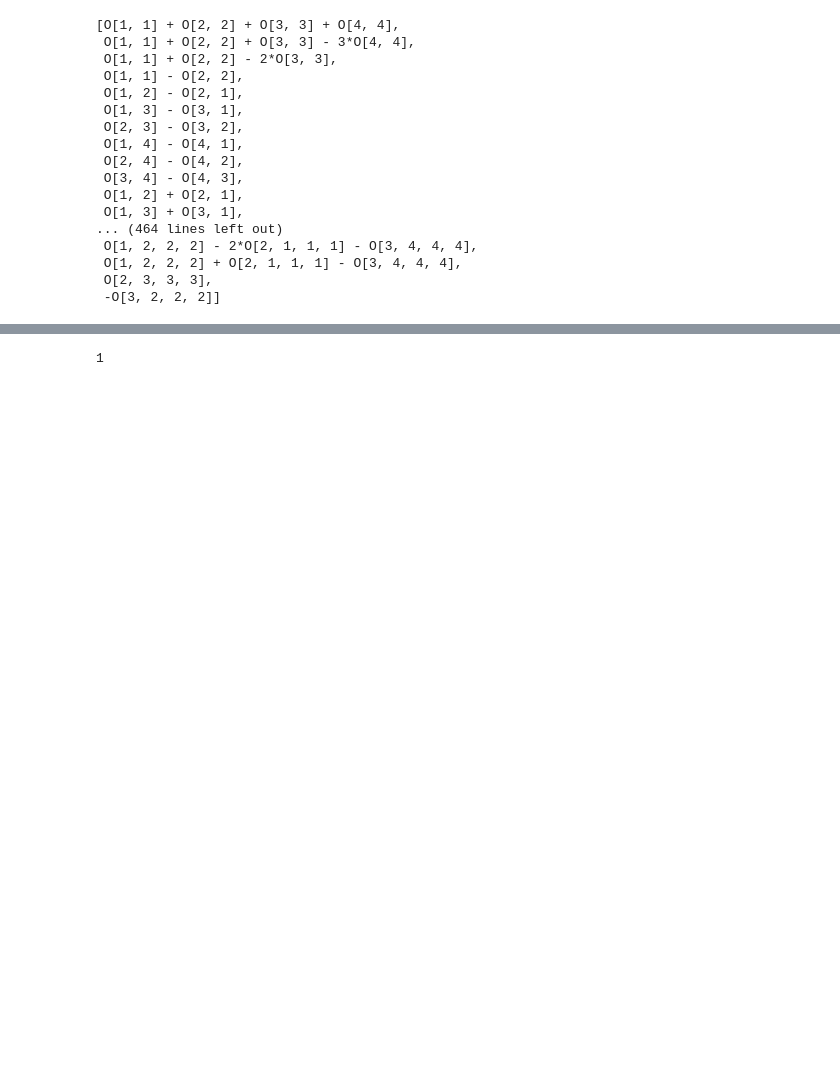
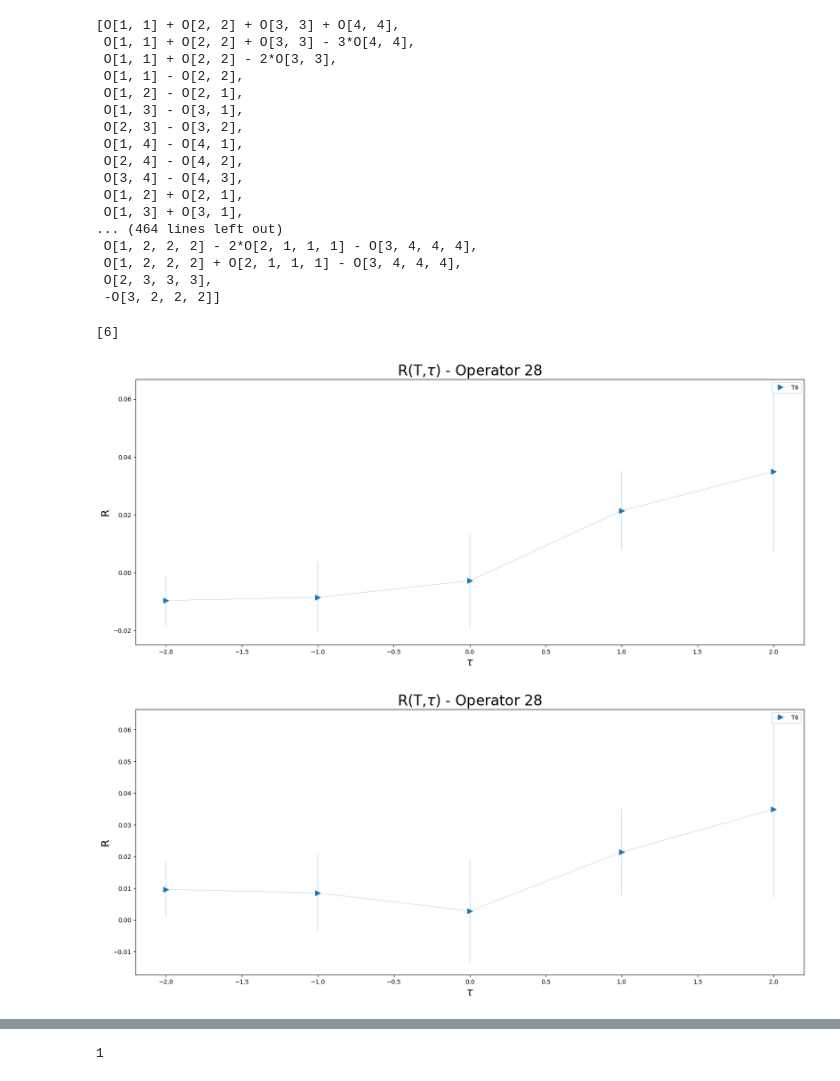
Before and after one commit to Tag-E/PhD_work, a Jupyter notebook: moments_pdf/test_notebooks/Kfact_evaluation.ipynb, the cells around one changed output, grey strips where cells are left out. Saved outputs shown, nothing was run; the diff lists cells and outputs as text; code cells hidden in the pictures; blank space fills up the shorter version.

```diff
--- a/moments_pdf/test_notebooks/Kfact_evaluation.ipynb
+++ b/moments_pdf/test_notebooks/Kfact_evaluation.ipynb
@@ -29,7 +29,7 @@ p2fold = os.environ['mount_point_path'] + "48c48/binned_1012_hmz370_BMW/2PointCo
 
 
 opAnalyzer = moments_toolkit(p3fold, p2fold,
-                     maxConf=20, T_to_remove_list=[12,10,8, 7], skip3p=True,
+                     maxConf=20, T_to_remove_list=[12,10,8, 7], skip3p=False,
                      verbose=True,
                      operator_folder= "../operator_database")
 # %% [output]
@@ -73,3 +69,15 @@ opAnalyzer.operator_list
  O[1, 2, 2, 2] + O[2, 1, 1, 1] - O[3, 4, 4, 4],
  O[2, 3, 3, 3],
  -O[3, 2, 2, 2]]
+# %%
+opAnalyzer.T_list
+# %% [output]
+[6]
+# %%
+opAnalyzer.select_operator(28)
+
+opAnalyzer.plot_R(show=True, save=False)
+opAnalyzer.plot_R(show=True, save=False, abs=True)
+# %% [output]
+[figure, added]
+[figure, added]
```
Also changed, not shown: parts of 2 cells of this notebook, 2 other files.
